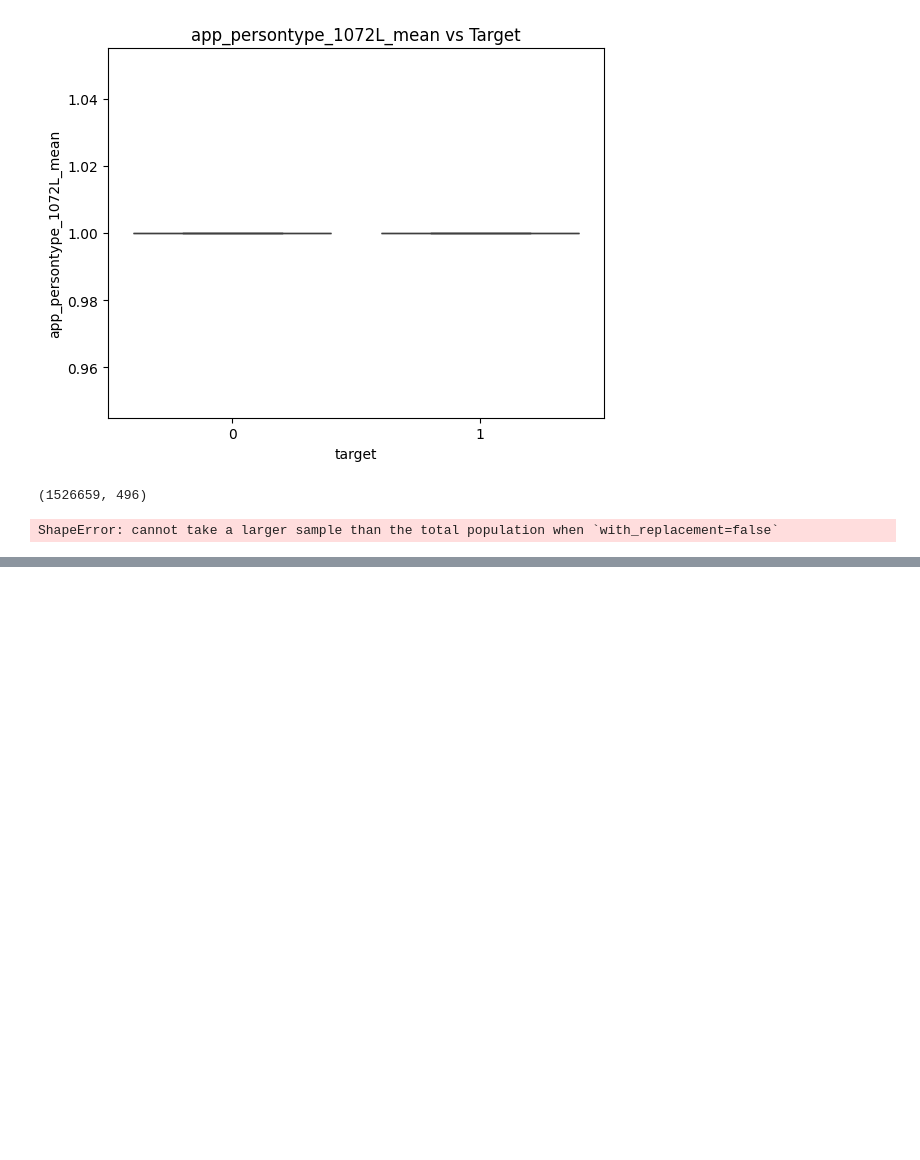
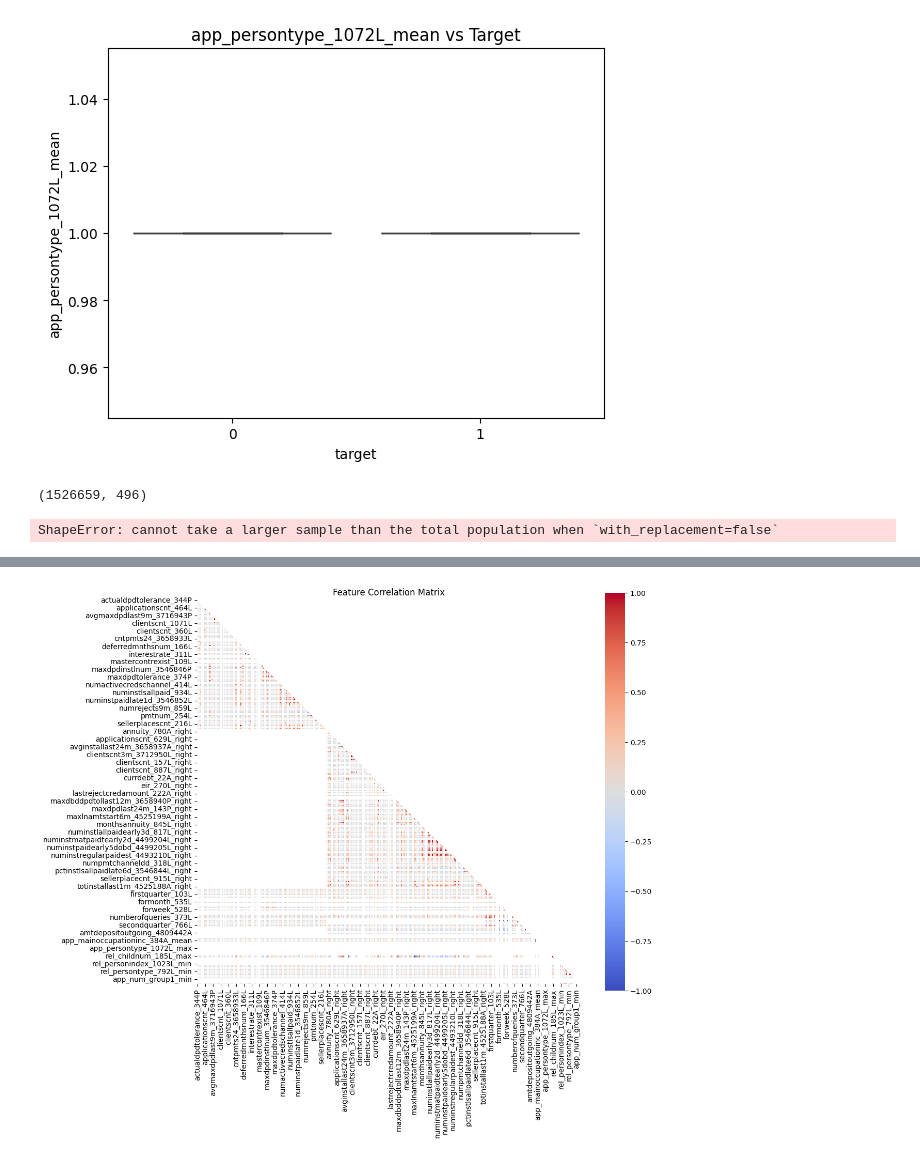
Before and after one commit to sxtay1914/SC4000-Group-Project, a Jupyter notebook: eda.ipynb, the cells around one changed output, grey strips where cells are left out. Saved outputs shown, nothing was run; the diff lists cells and outputs as text; code cells hidden in the pictures; blank space fills up the shorter version.

Commit message:
Added: - Correlation Heatmap - KS Drift Test - SHAP-like Proxy (Feature Importance)

```diff
--- a/eda.ipynb
+++ b/eda.ipynb
@@ -295,12 +264,16 @@ def plot_missing_features(df):
 from pathlib import Path
 
 DATA_DIR = Path("home_credit_data/csv_files/train")
+DATA_DIR_test = Path("home_credit_data/csv_files/test")
 
 TABLES = {
     "base": DATA_DIR / "train_base.csv",
     "static_0_0": DATA_DIR / "train_static_0_0.csv",
     "static_0_1": DATA_DIR / "train_static_0_1.csv",
     "static_cb_0": DATA_DIR / "train_static_cb_0.csv",
+    "test_static_0_0": DATA_DIR_test / "test_static_0_0.csv",
+    "test_static_0_1": DATA_DIR_test / "test_static_0_1.csv",
+    "test_static_cb_0": DATA_DIR_test / "test_static_cb_0.csv",
     "person_1": DATA_DIR / "train_person_1.csv",
     "person_2": DATA_DIR / "train_person_2.csv",
     "applprev_1_0": DATA_DIR / "train_applprev_1_0.csv",
@@ -696,0 +676,21 @@ ShapeError: cannot take a larger sample than the total population when `with_rep
+# %%
+import seaborn as sns
+import matplotlib.pyplot as plt
+
+# Select only numeric columns for correlation
+# We use a sample (10k rows) because doing this on the full dataset is very slow
+# 'merged' is the dataframe your team created in previous cells
+df_sample = merged.select(pl.col(pl.Float64), pl.col(pl.Int64)).sample(n=10000, seed=42).to_pandas()
+
+# Filter out ID columns which mess up the chart
+cols_to_plot = [c for c in df_sample.columns if 'case_id' not in c and 'WEEK' not in c]
+corr_matrix = df_sample[cols_to_plot].corr()
+
+plt.figure(figsize=(12, 10))
+# 'mask' hides the upper triangle (since it's a mirror image)
+mask = np.triu(np.ones_like(corr_matrix, dtype=bool))
+sns.heatmap(corr_matrix, mask=mask, cmap='coolwarm', center=0, square=True, linewidths=.5)
+plt.title("Feature Correlation Matrix")
+plt.show()
+# %% [output]
+[figure, added]
```
Also changed, not shown: parts of 10 cells of this notebook.
